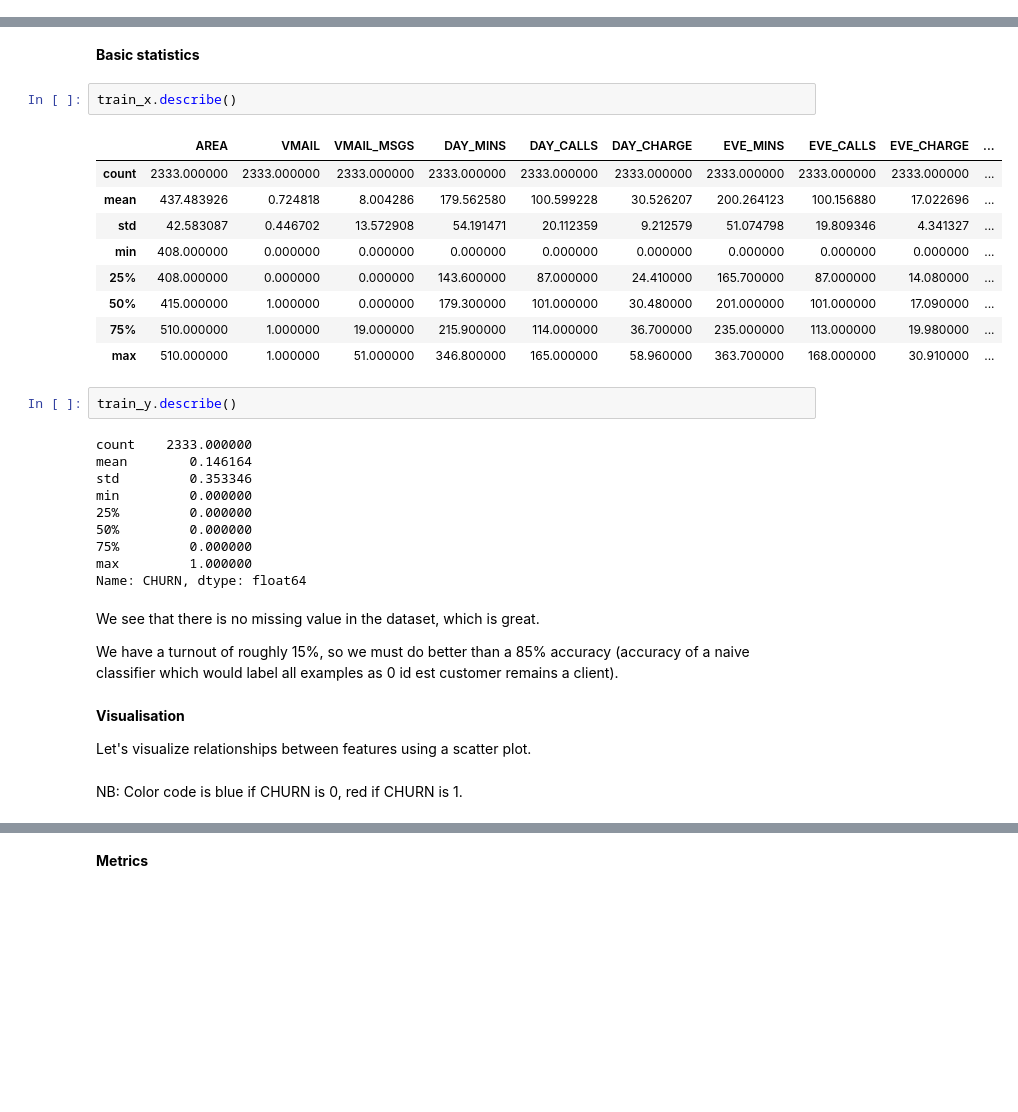
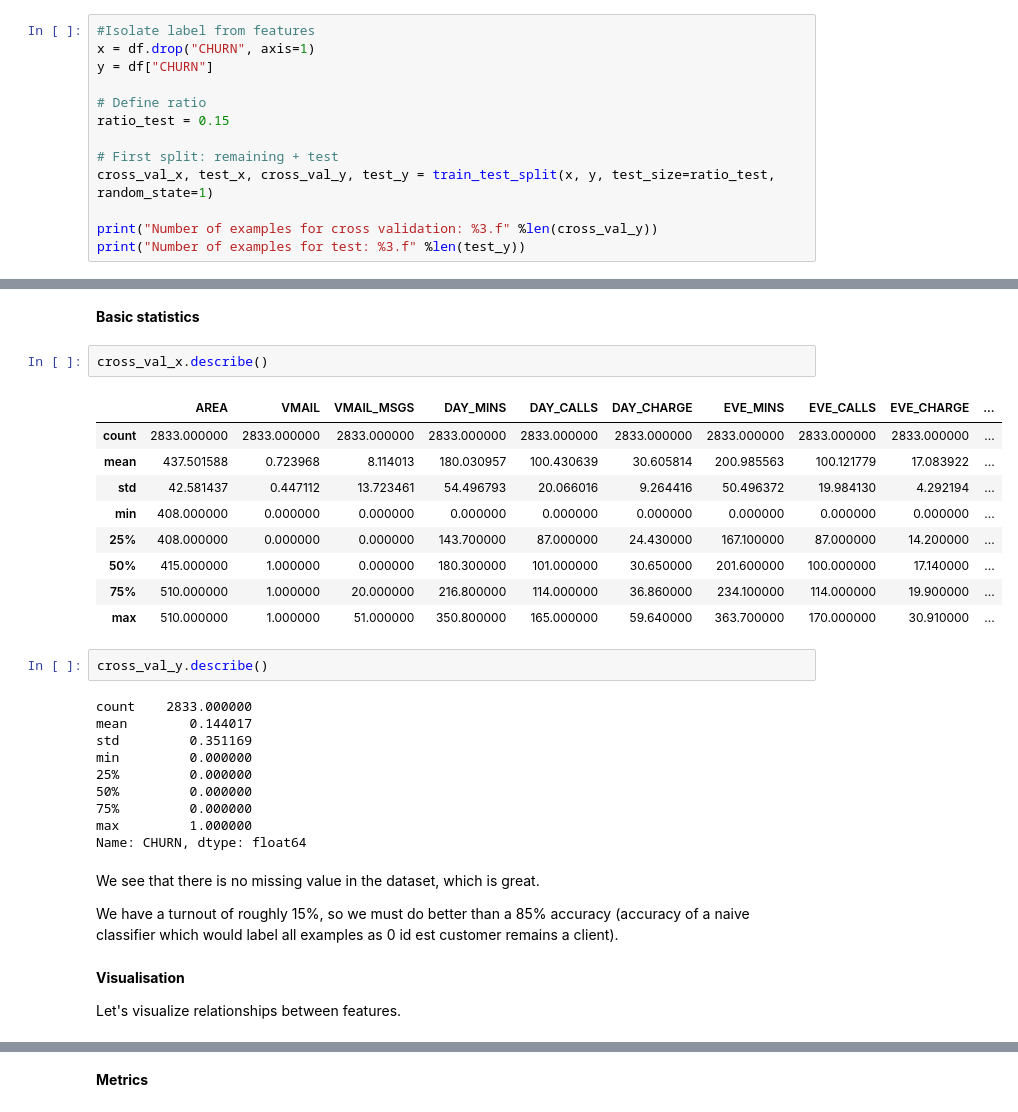
Before and after one commit to ibmdbanalytics/dashdb_analytic_tools, a Jupyter notebook: dashdblocal_notebooks/livy-notebooks/ChurnPrediction/Churn_Prediction_Python3.ipynb, the cells around one changed output, grey strips where cells are left out. Saved outputs shown, nothing was run; the diff lists cells and outputs as text; blank space fills up the shorter version.

```diff
--- a/dashdblocal_notebooks/livy-notebooks/ChurnPrediction/Churn_Prediction_Python3.ipynb
+++ b/dashdblocal_notebooks/livy-notebooks/ChurnPrediction/Churn_Prediction_Python3.ipynb
@@ -160,0 +134,13 @@ train_x, val_x, train_y, val_y = train_test_split(remaining_x, remaining_y, test
+# %%
+#Isolate label from features
+x = df.drop("CHURN", axis=1)
+y = df["CHURN"]
+
+# Define ratio
+ratio_test = 0.15
+
+# First split: remaining + test
+cross_val_x, test_x, cross_val_y, test_y = train_test_split(x, y, test_size=ratio_test, random_state=1)
+
+print("Number of examples for cross validation: %3.f" %len(cross_val_y))
+print("Number of examples for test: %3.f" %len(test_y))
@@ -188,23 +177,23 @@ Churn is our label : whether the customer resigned his/her phone subscription, t
 # %% [markdown]
 __Basic statistics__
 # %%
-train_x.describe()
+cross_val_x.describe()
 # %% [output]
 |  | AREA | VMAIL | VMAIL_MSGS | DAY_MINS | DAY_CALLS | DAY_CHARGE | EVE_MINS | EVE_CALLS | EVE_CHARGE | ... |
-| count | 2333.000000 | 2333.000000 | 2333.000000 | 2333.000000 | 2333.000000 | 2333.000000 | 2333.000000 | 2333.000000 | 2333.000000 | ... |
-| mean | 437.483926 | 0.724818 | 8.004286 | 179.562580 | 100.599228 | 30.526207 | 200.264123 | 100.156880 | 17.022696 | ... |
-| std | 42.583087 | 0.446702 | 13.572908 | 54.191471 | 20.112359 | 9.212579 | 51.074798 | 19.809346 | 4.341327 | ... |
+| count | 2833.000000 | 2833.000000 | 2833.000000 | 2833.000000 | 2833.000000 | 2833.000000 | 2833.000000 | 2833.000000 | 2833.000000 | ... |
+| mean | 437.501588 | 0.723968 | 8.114013 | 180.030957 | 100.430639 | 30.605814 | 200.985563 | 100.121779 | 17.083922 | ... |
+| std | 42.581437 | 0.447112 | 13.723461 | 54.496793 | 20.066016 | 9.264416 | 50.496372 | 19.984130 | 4.292194 | ... |
 | min | 408.000000 | 0.000000 | 0.000000 | 0.000000 | 0.000000 | 0.000000 | 0.000000 | 0.000000 | 0.000000 | ... |
-| 25% | 408.000000 | 0.000000 | 0.000000 | 143.600000 | 87.000000 | 24.410000 | 165.700000 | 87.000000 | 14.080000 | ... |
-| 50% | 415.000000 | 1.000000 | 0.000000 | 179.300000 | 101.000000 | 30.480000 | 201.000000 | 101.000000 | 17.090000 | ... |
-| 75% | 510.000000 | 1.000000 | 19.000000 | 215.900000 | 114.000000 | 36.700000 | 235.000000 | 113.000000 | 19.980000 | ... |
-| max | 510.000000 | 1.000000 | 51.000000 | 346.800000 | 165.000000 | 58.960000 | 363.700000 | 168.000000 | 30.910000 | ... |
+| 25% | 408.000000 | 0.000000 | 0.000000 | 143.700000 | 87.000000 | 24.430000 | 167.100000 | 87.000000 | 14.200000 | ... |
+| 50% | 415.000000 | 1.000000 | 0.000000 | 180.300000 | 101.000000 | 30.650000 | 201.600000 | 100.000000 | 17.140000 | ... |
+| 75% | 510.000000 | 1.000000 | 20.000000 | 216.800000 | 114.000000 | 36.860000 | 234.100000 | 114.000000 | 19.900000 | ... |
+| max | 510.000000 | 1.000000 | 51.000000 | 350.800000 | 165.000000 | 59.640000 | 363.700000 | 170.000000 | 30.910000 | ... |
 # %%
-train_y.describe()
+cross_val_y.describe()
 # %% [output]
-count    2333.000000
-mean        0.146164
-std         0.353346
+count    2833.000000
+mean        0.144017
+std         0.351169
 min         0.000000
 25%         0.000000
 50%         0.000000
@@ -218,6 +207,4 @@ We have a turnout of roughly 15%, so we must do better than a 85% accuracy (accu
 # %% [markdown]
 __Visualisation__
 
-Let's visualize relationships between features using a scatter plot.
+Let's visualize relationships between features.
-# %% [markdown]
-NB: Color code is blue if CHURN is 0, red if CHURN is 1.
```
Also changed, not shown: parts of 80 cells of this notebook.
